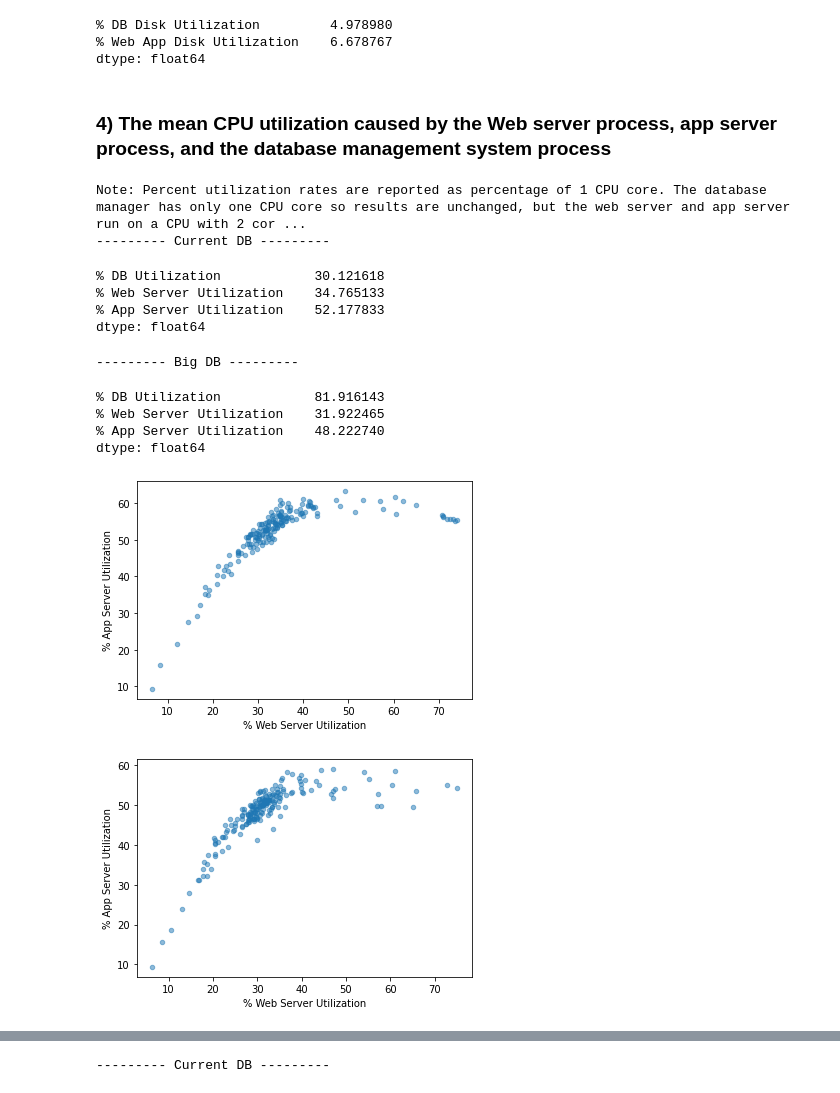
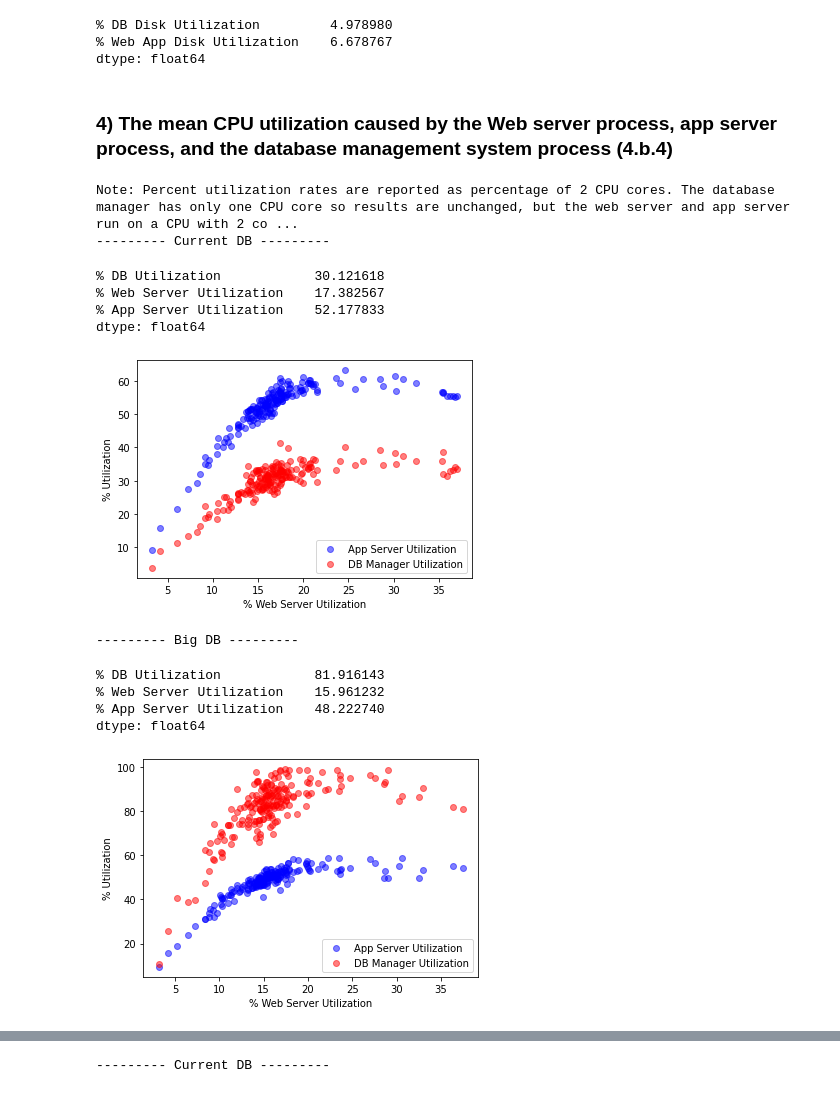
Before and after one commit to Kakkarrot/Big-Data-Energy-2.0, a Jupyter notebook: imp.ipynb, the cells around one changed output, grey strips where cells are left out. Cells and saved outputs as stored; diff of their text form; code cells hidden in the pictures.

```diff
--- a/imp.ipynb
+++ b/imp.ipynb
@@ -437,47 +403,56 @@ dtype: float64
 % Web App Disk Utilization    6.678767
 dtype: float64
 # %% [markdown]
-### 4) The mean CPU utilization caused by the Web server process, app server process, and the database management system process
+### 4) The mean CPU utilization caused by the Web server process, app server process, and the database management system process (4.b.4)
 # %%
 def get_perfmon_cpu_process_utilization(perfmon_df):
+  num_cores = 2
+
   df = pd.DataFrame()
   db_privileged_time_name = 'process_db2syscs_privileged_time'
   db_user_time_name = 'process_db2syscs_user_time'
   df['% DB Utilization'] = perfmon_df[db_privileged_time_name] + perfmon_df[db_user_time_name]
-  df['% Web Server Utilization'] = perfmon_df['isp_01_process_whttpg_privileged_time'] + perfmon_df['isp_01_process_whttpg_user_time']
+  df['% Web Server Utilization'] = (perfmon_df['isp_01_process_whttpg_privileged_time'] + perfmon_df['isp_01_process_whttpg_user_time']) / num_cores
 
   app_df = pd.DataFrame()
   for i in range(16):
     app_df[f'use_time_{i}'] = perfmon_df[f'isp_01_process_server_{i}_privileged_time'] + perfmon_df[f'isp_01_process_server_{i}_user_time']
 
   # Sum can be over 100% for 1 CPU because there are 2 CPUs (100% of both CPUs is 200%)
-  df['% App Server Utilization'] = app_df.sum(axis=1) / 2
+  df['% App Server Utilization'] = app_df.sum(axis=1) / num_cores
 
   display(df.mean())
-  df.plot.scatter(x='% Web Server Utilization', y='% App Server Utilization', alpha=0.5)
+
+  plt.scatter(x=df['% Web Server Utilization'], y=df['% App Server Utilization'], color="b", alpha=0.5, label='App Server Utilization')
+  plt.scatter(x=df['% Web Server Utilization'], y=df['% DB Utilization'], color="r", alpha=0.5, label='DB Manager Utilization')
+  plt.xlabel("% Web Server Utilization")
+  plt.ylabel("% Utilization")
+  plt.legend(loc="lower right")
+  plt.show()
+
   return df
 
-print("Note: Percent utilization rates are reported as percentage of 1 CPU core. \
-The database manager has only one CPU core so results are unchanged, but the web server and app server run on a CPU with 2 cores, \
-so the actual utilization is half of the reported values.")
+print("Note: Percent utilization rates are reported as percentage of 2 CPU cores. \
+The database manager has only one CPU core so results are unchanged, but the web server and app server run on a CPU with 2 cores. \
+The raw data shows double the utilization but it has been corrected here.")
 
 print("--------- Current DB ---------")
 cpu_process_utilization_df_case1 = get_perfmon_cpu_process_utilization(perfmon_df_case1)
 
 print("--------- Big DB ---------")
 cpu_process_utilization_df_case2 = get_perfmon_cpu_process_utilization(perfmon_df_case2)
 # %% [output]
-Note: Percent utilization rates are reported as percentage of 1 CPU core. The database manager has only one CPU core so results are unchanged, but the web server and app server run on a CPU with 2 cor ...
+Note: Percent utilization rates are reported as percentage of 2 CPU cores. The database manager has only one CPU core so results are unchanged, but the web server and app server run on a CPU with 2 co ...
 --------- Current DB ---------
 % DB Utilization            30.121618
-% Web Server Utilization    34.765133
+% Web Server Utilization    17.382567
 % App Server Utilization    52.177833
 dtype: float64
+[figure, new version]
 --------- Big DB ---------
 % DB Utilization            81.916143
-% Web Server Utilization    31.922465
+% Web Server Utilization    15.961232
 % App Server Utilization    48.222740
 dtype: float64
-[figure, old version]
-[figure, old version]
+[figure, new version]
 # %% [markdown]
```
Also changed, not shown: parts of 16 cells of this notebook.
